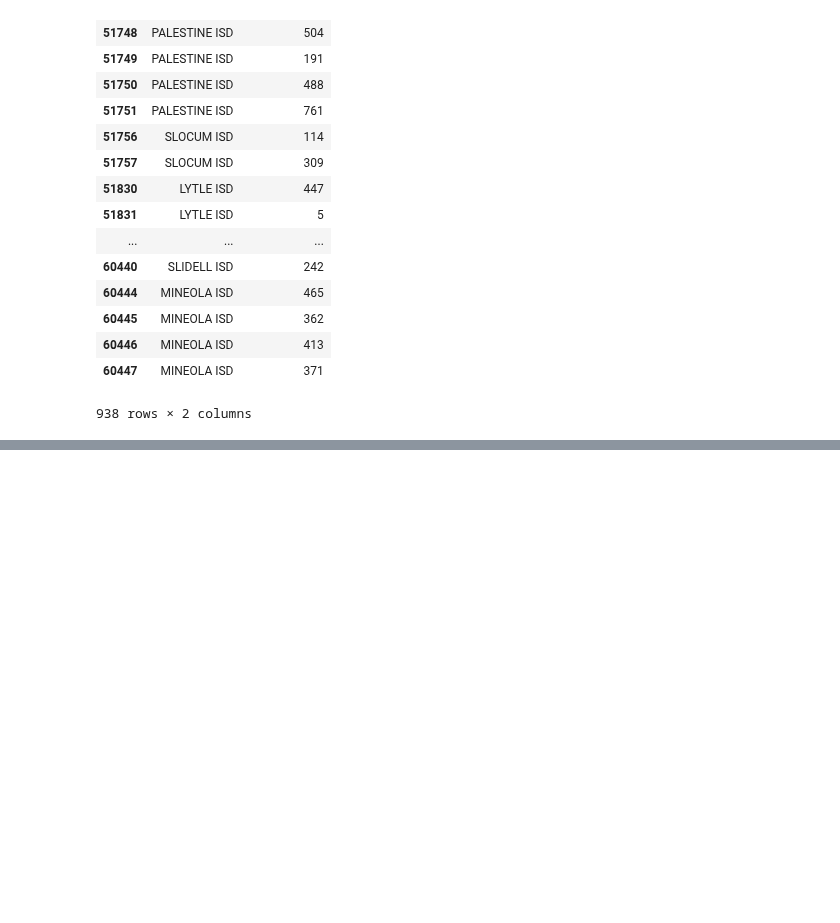
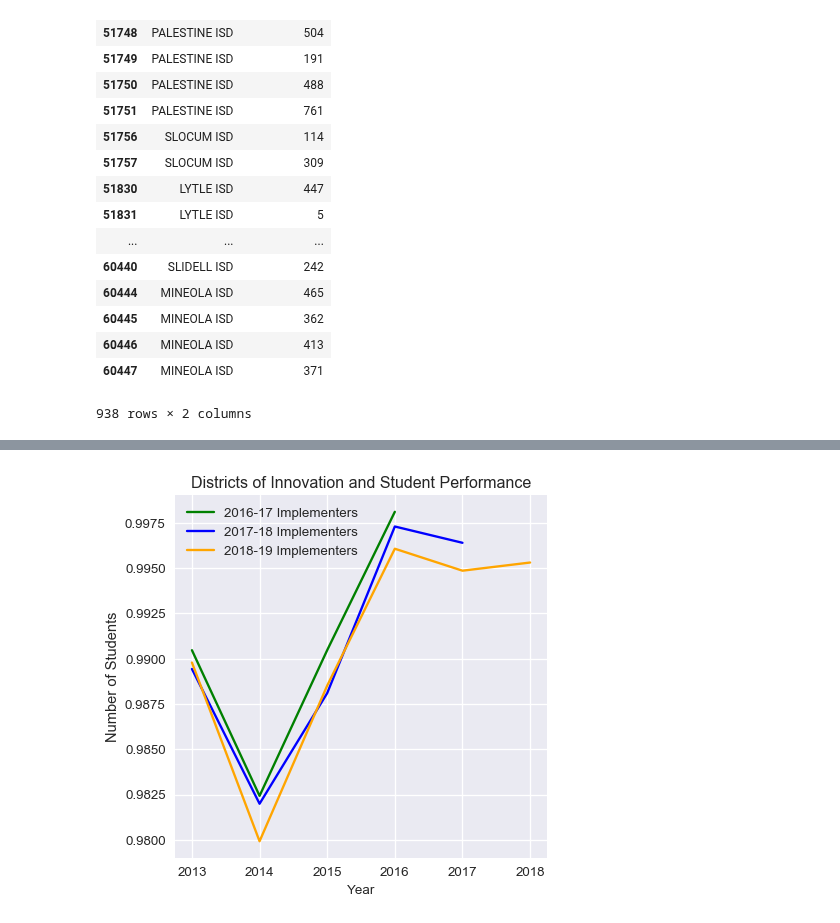
Before and after one commit to KylieLAnglin/dofis, a Jupyter notebook: analysis/Who Needs Rules/04_graphs_trends.ipynb, the cells around one changed output, grey strips where cells are left out. Drawn from its saved outputs; the diff is of its cells as text; code cells hidden in the pictures; blank space fills up the shorter version.

```diff
--- a/analysis/Who Needs Rules/04_graphs_trends.ipynb
+++ b/analysis/Who Needs Rules/04_graphs_trends.ipynb
@@ -346,0 +375,27 @@ data[(data.doi_year == 2016) & (data.year == 2018)][['distname', 'students_num']
+# %%
+df_treat2016 = pd.DataFrame(data[data.doi_year == 2016].groupby(['year'])['certification'].mean()).reset_index()
+df_treat2017 = pd.DataFrame(data[data.doi_year == 2017].groupby(['year'])['certification'].mean()).reset_index()
+df_treat2018 = pd.DataFrame(data[data.doi_year == 2018].groupby(['year'])['certification'].mean()).reset_index()
+
+plt.style.use('seaborn')
+my_dpi=96
+plt.figure(figsize=(480/my_dpi, 480/my_dpi), dpi=my_dpi)
+
+# Pre
+plt.plot(df_treat2016[df_treat2016.year <= 2016].year, df_treat2016[df_treat2016.year <= 2016].certification, color = 'green', label = '2016-17 Implementers')
+plt.plot(df_treat2017[df_treat2017.year <= 2017].year, df_treat2017[df_treat2017.year <= 2017].certification, color = 'blue', label = '2017-18 Implementers')
+plt.plot(df_treat2018[df_treat2018.year <= 2018].year, df_treat2018[df_treat2018.year <= 2018].certification, color = 'orange', label = '2018-19 Implementers')
+
+plt.legend()
+
+
+
+plt.ylabel('Number of Students')
+plt.title('Districts of Innovation and Student Performance')
+plt.xlabel('Year', size = 'medium')
+
+#plt.savefig(table_path + 'CITS.png', bbox_inches="tight")
+
+plt.show()
+# %% [output]
+[figure, added]
```
Also changed, not shown: parts of 6 cells of this notebook, 6 other files.
